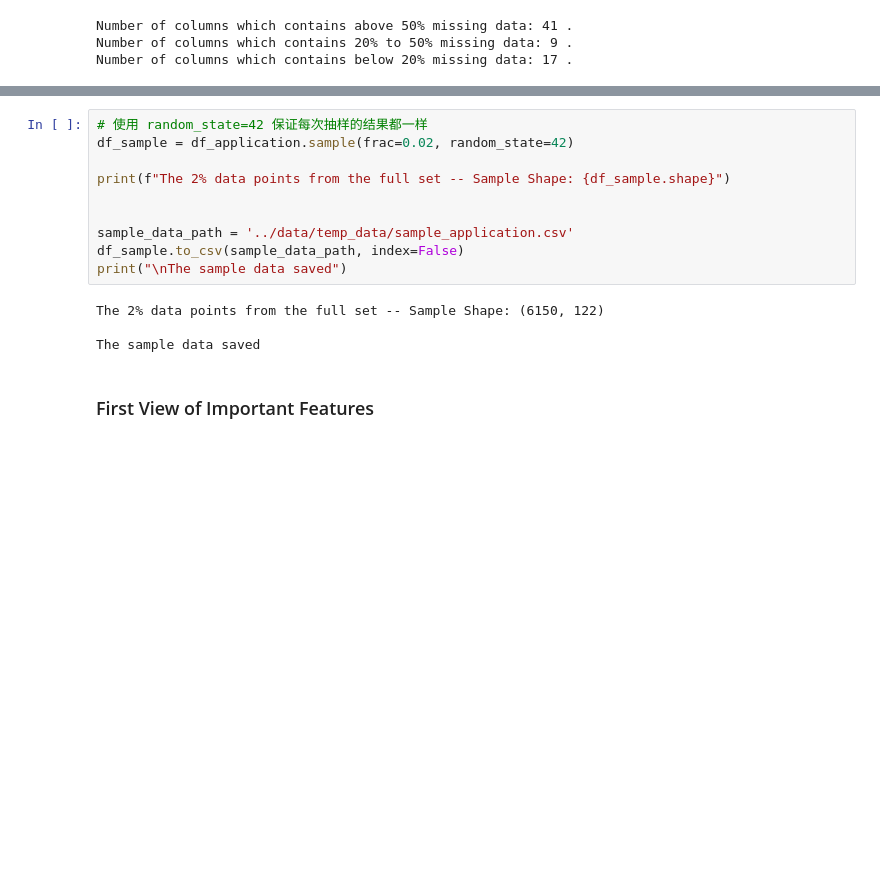
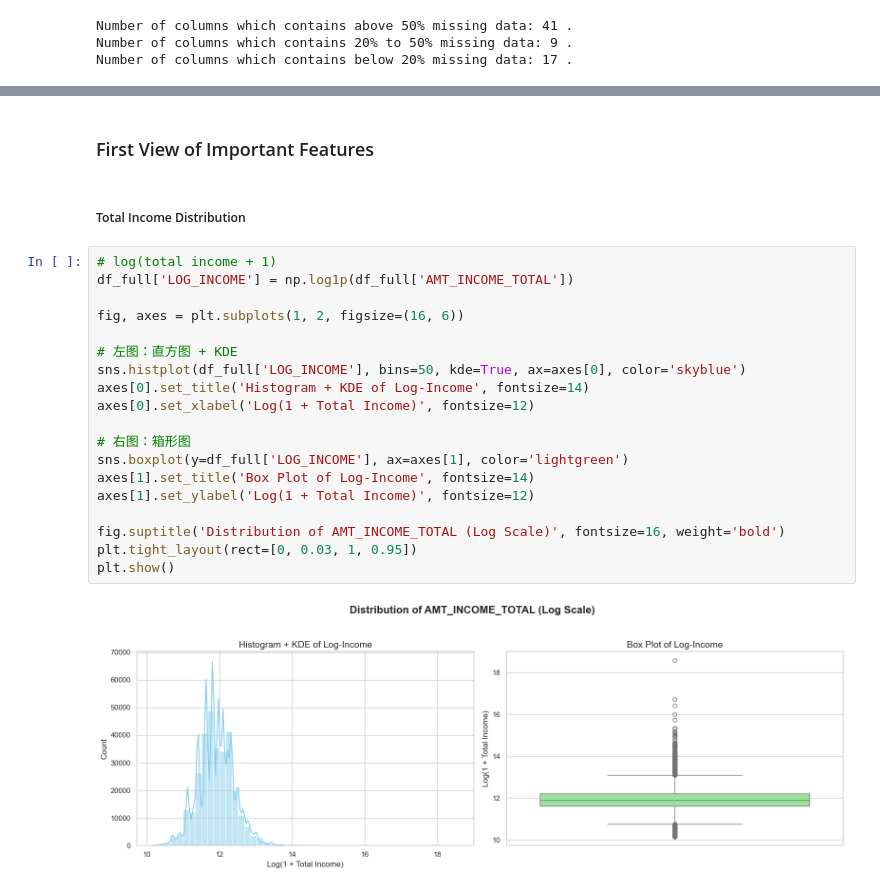
Before and after one commit to mandypeng-brown/data1030-project-credit-risk, a Jupyter notebook: notebook/EDA.ipynb, the cells around one changed output, grey strips where cells are left out. Saved outputs shown, nothing was run; the diff lists cells and outputs as text; blank space fills up the shorter version.

```diff
--- a/notebook/EDA.ipynb
+++ b/notebook/EDA.ipynb
@@ -182,16 +220,25 @@ plt.show()
-# %%
-# 使用 random_state=42 保证每次抽样的结果都一样
-df_sample = df_application.sample(frac=0.02, random_state=42)
-
-print(f"The 2% data points from the full set -- Sample Shape: {df_sample.shape}")
-
-
-sample_data_path = '../data/temp_data/sample_application.csv'
-df_sample.to_csv(sample_data_path, index=False)
-print("\nThe sample data saved")
-# %% [output]
-The 2% data points from the full set -- Sample Shape: (6150, 122)
-
-The sample data saved
 # %% [markdown]
 ### First View of Important Features
+# %% [markdown]
+##### Total Income Distribution
+# %%
+# log(total income + 1)
+df_full['LOG_INCOME'] = np.log1p(df_full['AMT_INCOME_TOTAL'])
+
+fig, axes = plt.subplots(1, 2, figsize=(16, 6))
+
+# 左图：直方图 + KDE
+sns.histplot(df_full['LOG_INCOME'], bins=50, kde=True, ax=axes[0], color='skyblue')
+axes[0].set_title('Histogram + KDE of Log-Income', fontsize=14)
+axes[0].set_xlabel('Log(1 + Total Income)', fontsize=12)
+
+# 右图：箱形图
+sns.boxplot(y=df_full['LOG_INCOME'], ax=axes[1], color='lightgreen')
+axes[1].set_title('Box Plot of Log-Income', fontsize=14)
+axes[1].set_ylabel('Log(1 + Total Income)', fontsize=12)
+
+fig.suptitle('Distribution of AMT_INCOME_TOTAL (Log Scale)', fontsize=16, weight='bold')
+plt.tight_layout(rect=[0, 0.03, 1, 0.95])
+plt.show()
+# %% [output]
+[figure, added]
```
Also changed, not shown: parts of 18 cells of this notebook, 1 other file.
